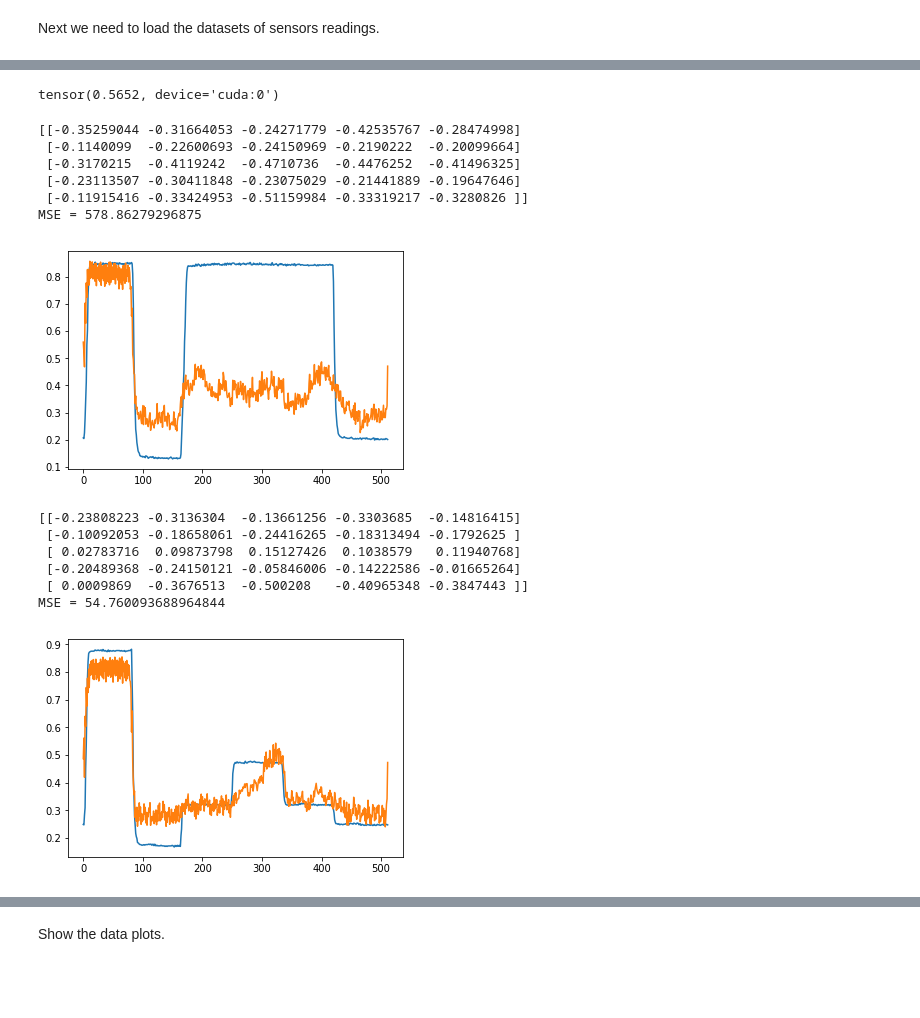
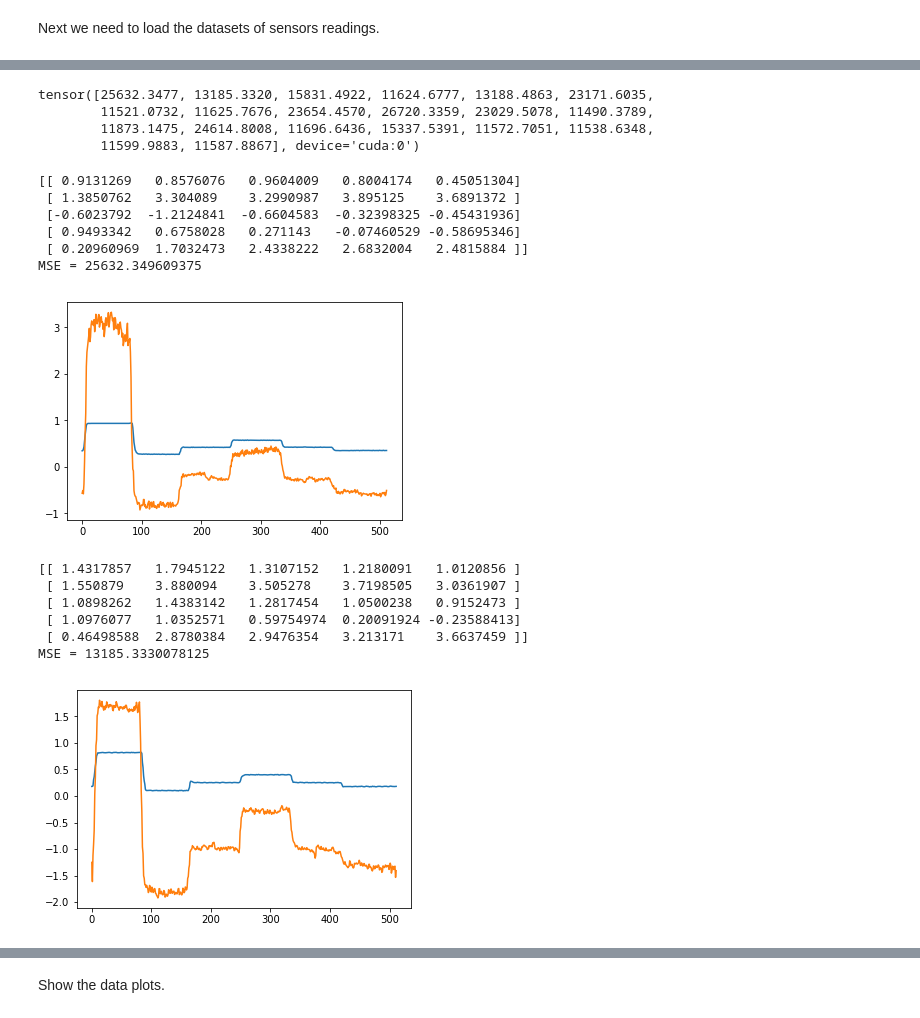
Before and after one commit to mttmac/glance, a Jupyter notebook: Week3Demo.ipynb, the cells around one changed output, grey strips where cells are left out. Saved outputs shown, nothing was run; the diff lists cells and outputs as text; code cells hidden in the pictures; blank space fills up the shorter version.

Commit message:
Expand test metrics

```diff
--- a/Week3Demo.ipynb
+++ b/Week3Demo.ipynb
@@ -63,3 +52,3 @@ Let's get some random images from the dataset for examples and generate new vers
 # %%
-data, targets = get_random_samples(val_dl)
+data, targets = get_random_samples(test_dl)
 # %%
@@ -93,4 +70,4 @@ with torch.no_grad():
     # Generate
     data = data.to(device)
     gen_data, mu, logvar = model(data)
-#     loss, loss_desc = criterion(gen_data, data, mu, logvar, reduce=False)
+    loss, loss_desc = criterion(gen_data, data, mu, logvar, reduce=False)
@@ -100,8 +74,11 @@ gen_err = nn.functional.binary_cross_entropy(gen_data, data,
-# %%
-# gen_err[0, :5, :5]
-gen_err
-# %% [output]
-tensor(0.5652, device='cuda:0')
+# %%
+gen_err = -loss_desc['logp']
+gen_err
+# %% [output]
+tensor([25632.3477, 13185.3320, 15831.4922, 11624.6777, 13188.4863, 23171.6035,
+        11521.0732, 11625.7676, 23654.4570, 26720.3359, 23029.5078, 11490.3789,
+        11873.1475, 24614.8008, 11696.6436, 15337.5391, 11572.7051, 11538.6348,
+        11599.9883, 11587.8867], device='cuda:0')
 # %%
 idx = 0
 sample = data[idx, :, :].cpu().numpy()
@@ -111,26 +88,26 @@ plt.plot(gen_sample[0, :])
 print(sample[:5, :5] - gen_sample[:5, :5])
 print(f"MSE = {np.power((sample - gen_sample), 2).sum() / 2}")
 # %% [output]
-[[-0.35259044 -0.31664053 -0.24271779 -0.42535767 -0.28474998]
- [-0.1140099  -0.22600693 -0.24150969 -0.2190222  -0.20099664]
- [-0.3170215  -0.4119242  -0.4710736  -0.4476252  -0.41496325]
- [-0.23113507 -0.30411848 -0.23075029 -0.21441889 -0.19647646]
- [-0.11915416 -0.33424953 -0.51159984 -0.33319217 -0.3280826 ]]
-MSE = 578.86279296875
+[[ 0.9131269   0.8576076   0.9604009   0.8004174   0.45051304]
+ [ 1.3850762   3.304089    3.2990987   3.895125    3.6891372 ]
+ [-0.6023792  -1.2124841  -0.6604583  -0.32398325 -0.45431936]
+ [ 0.9493342   0.6758028   0.271143   -0.07460529 -0.58695346]
+ [ 0.20960969  1.7032473   2.4338222   2.6832004   2.4815884 ]]
+MSE = 25632.349609375
-[figure, old version]
+[figure, new version]
 # %%
-idx = 9
+idx = 1
 sample = data[idx, :, :].cpu().numpy()
 gen_sample = gen_data[idx, :, :].cpu().numpy()
 plt.plot(sample[0, :])
 plt.plot(gen_sample[0, :])
 print(sample[:5, :5] - gen_sample[:5, :5])
 print(f"MSE = {np.power((sample - gen_sample), 2).sum() / 2}")
 # %% [output]
-[[-0.23808223 -0.3136304  -0.13661256 -0.3303685  -0.14816415]
- [-0.10092053 -0.18658061 -0.24416265 -0.18313494 -0.1792625 ]
- [ 0.02783716  0.09873798  0.15127426  0.1038579   0.11940768]
- [-0.20489368 -0.24150121 -0.05846006 -0.14222586 -0.01665264]
- [ 0.0009869  -0.3676513  -0.500208   -0.40965348 -0.3847443 ]]
-MSE = 54.760093688964844
+[[ 1.4317857   1.7945122   1.3107152   1.2180091   1.0120856 ]
+ [ 1.550879    3.880094    3.505278    3.7198505   3.0361907 ]
+ [ 1.0898262   1.4383142   1.2817454   1.0500238   0.9152473 ]
+ [ 1.0976077   1.0352571   0.59754974  0.20091924 -0.23588413]
+ [ 0.46498588  2.8780384   2.9476354   3.213171    3.6637459 ]]
+MSE = 13185.3330078125
-[figure, old version]
+[figure, new version]
```
Also changed, not shown: parts of 21 cells of this notebook, 2 other files.
